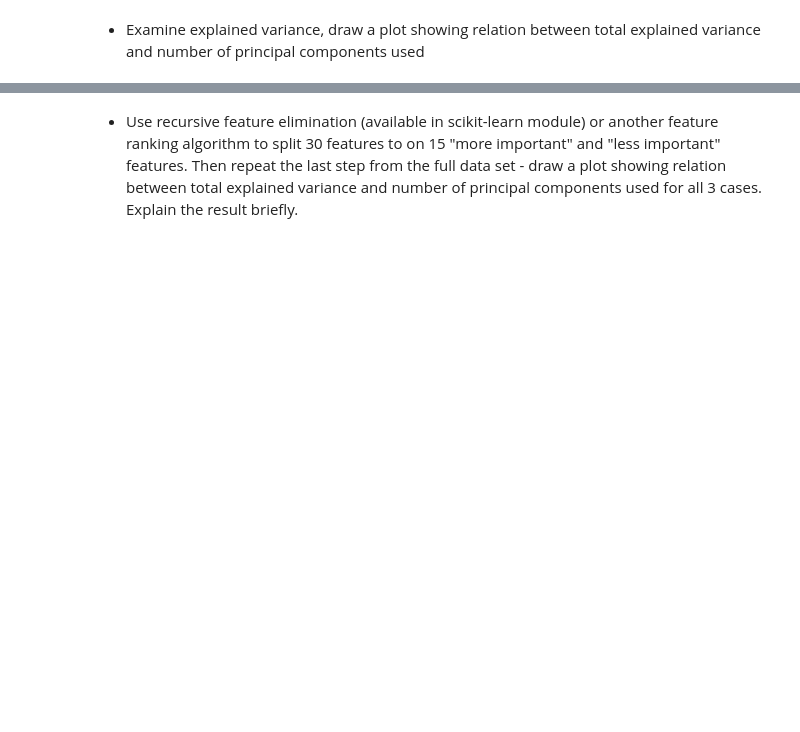
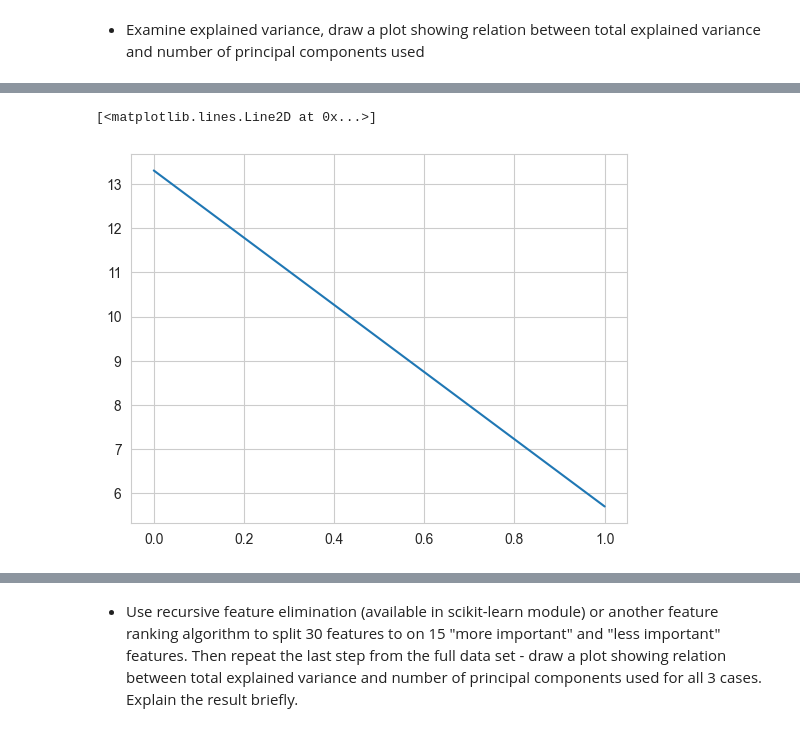
Before and after one commit to my-alaska/data-visualization, a Jupyter notebook: pca_and_kernel_pca.ipynb, the cells around one changed output, grey strips where cells are left out. Drawn from its saved outputs; the diff is of its cells as text; code cells hidden in the pictures; blank space fills up the shorter version.

```diff
--- a/pca_and_kernel_pca.ipynb
+++ b/pca_and_kernel_pca.ipynb
@@ -314,0 +314,5 @@ KeyError: '(target,)'
+# %%
+plt.plot(pca_cancer.explained_variance_)
+# %% [output]
+[<matplotlib.lines.Line2D at 0x...>]
+[figure, added]
```
Also changed, not shown: parts of 54 cells of this notebook.
